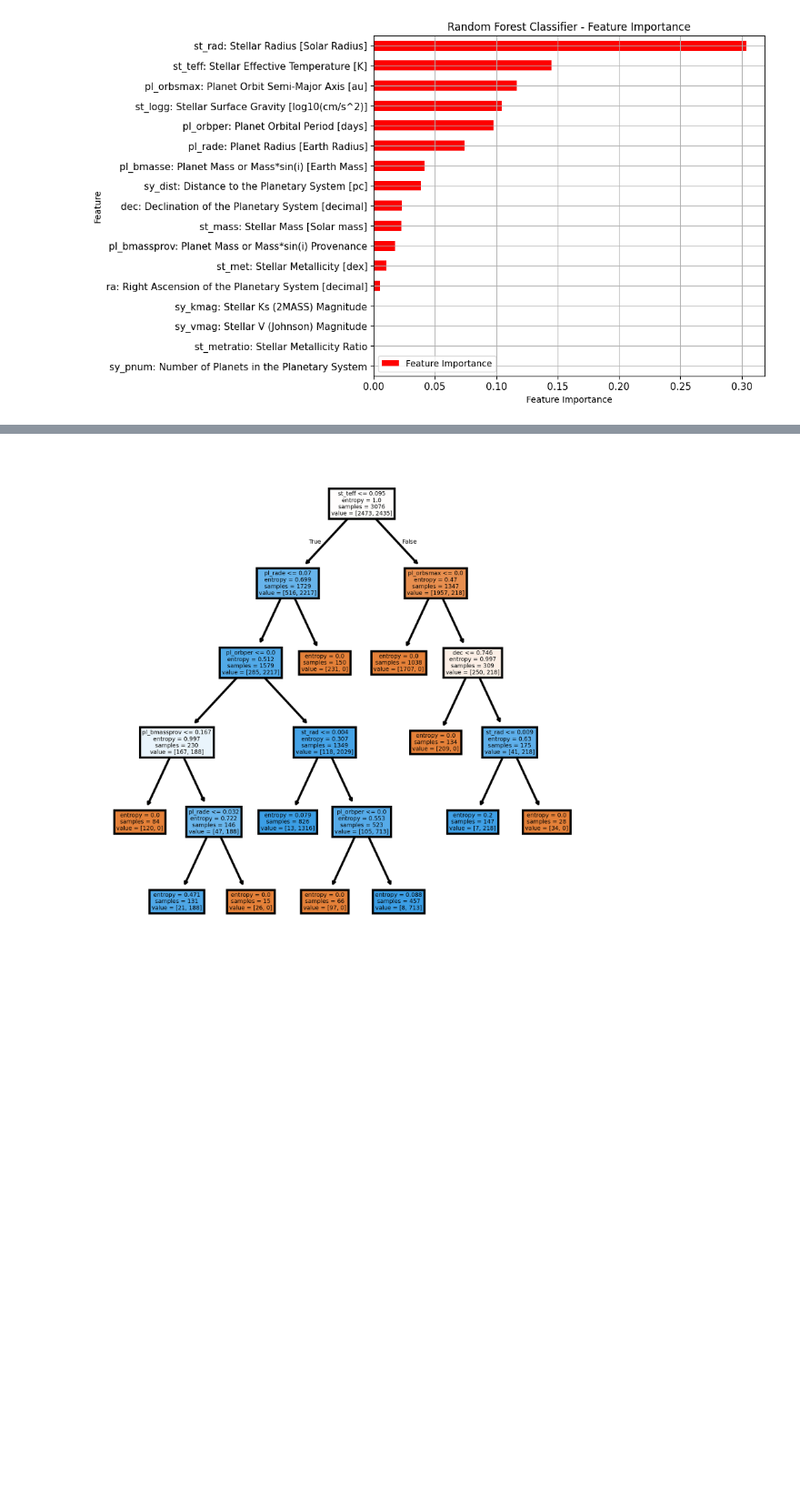
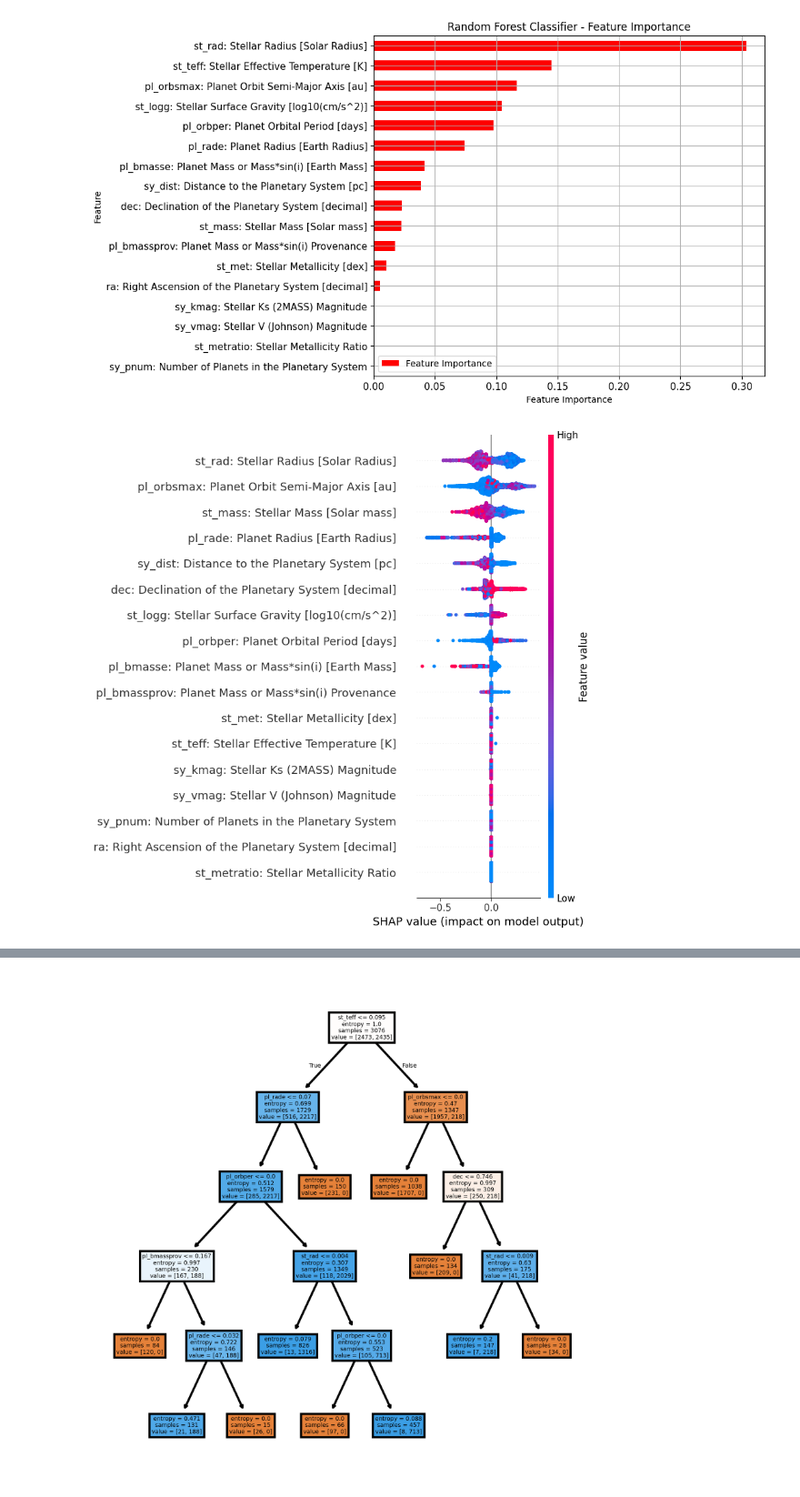
Before and after one commit to christinaxliu/research, a Jupyter notebook: CSRSEF/RandomForest_XGBoost_Classifiers_v1.ipynb, the cells around one changed output, grey strips where cells are left out. Shown at 91% size. Saved outputs shown, nothing was run; the diff lists cells and outputs as text; code cells hidden in the pictures; blank space fills up the shorter version.

Commit message:
Add Shap graphs to show feature importance for Random Forest and XGBoost classifiers

```diff
--- a/CSRSEF/RandomForest_XGBoost_Classifiers_v1.ipynb
+++ b/CSRSEF/RandomForest_XGBoost_Classifiers_v1.ipynb
@@ -659,3 +683,9 @@ feature_importances
 | sy_vmag: Stellar V (Johnson) Magn... | 0.000000 |
 | sy_pnum: Number of Planets in the... | 0.000000 |
 [figure]
+# %%
+explainer = shap.Explainer(random_forest_classifier.predict, features_test)
+shap_values = explainer.shap_values(features_test)
+shap.summary_plot(shap_values, features_test, feature_names=feature_columns)
+# %% [output]
+[figure, added]
```
Also changed, not shown: parts of 14 cells of this notebook.
